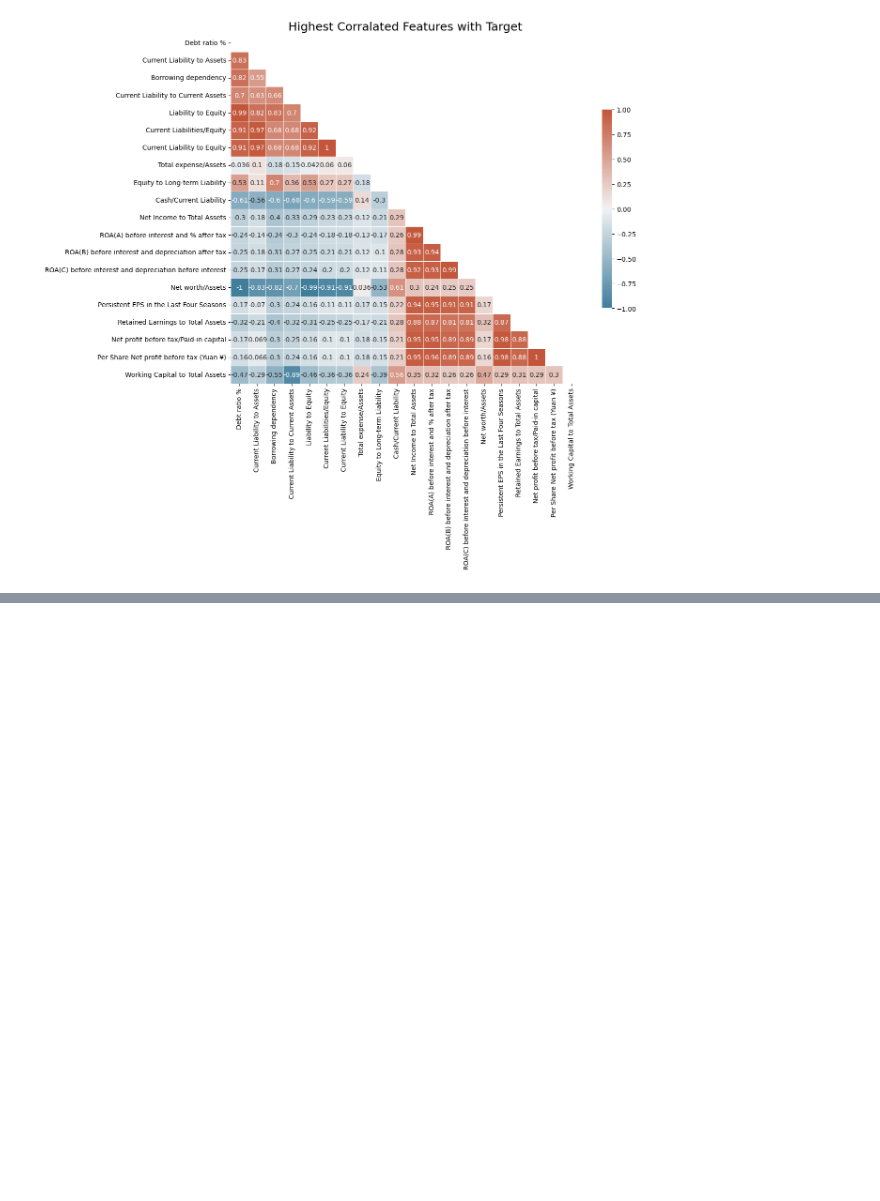
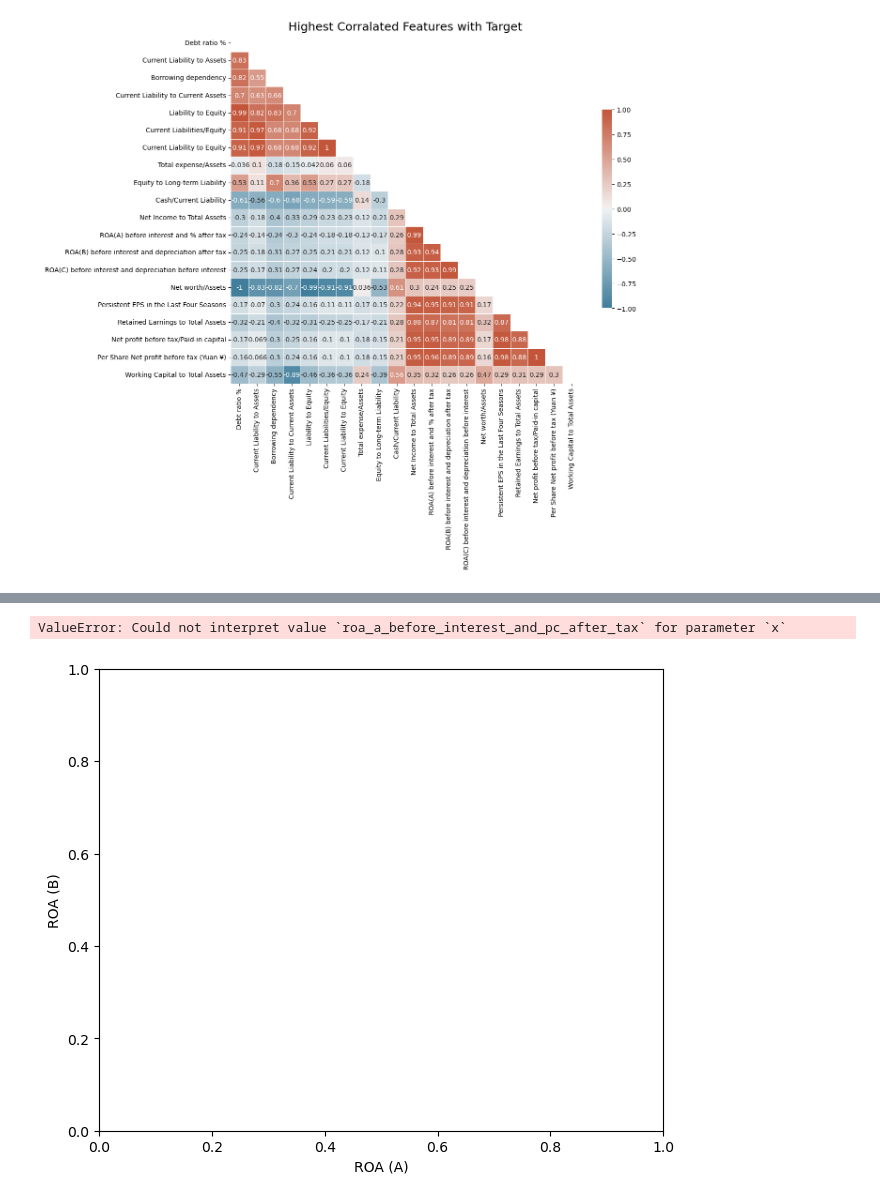
Before and after one commit to Zberich/Bankrupcy-prediction, a Jupyter notebook: Bankrupcy prediction project.ipynb, the cells around one changed output, grey strips where cells are left out. Cells and saved outputs as stored; diff of their text form; code cells hidden in the pictures; blank space fills up the shorter version.

```diff
--- a/Bankrupcy prediction project.ipynb
+++ b/Bankrupcy prediction project.ipynb
@@ -237,0 +332,25 @@ The map help to see the correlation betxween the feature; we can then eliminate
+# %%
+plt.figure(figsize=(16, 6))
+#plt.suptitle("Correlation Between Negative Attributes")
+plt.subplot(1, 2, 1)
+plt.xlabel("ROA (A)")
+plt.ylabel("ROA (B)")
+sns.scatterplot(
+    data=data,
+    x="roa_a_before_interest_and_pc_after_tax",
+    y="roa_b_before_interest_and_depreciation_after_tax",
+    color="black",
+)
+plt.subplot(1, 2, 2)
+plt.xlabel("Net Worth")
+plt.ylabel("ROA (C)")
+sns.scatterplot(
+    data=data,
+    x="net_worth_assets",
+    y="roa_c_before_interest_and_depreciation_before_interest",
+    color="black",
+)
+plt.tight_layout(pad=0.8)
+# %% [output]
+ValueError: Could not interpret value `roa_a_before_interest_and_pc_after_tax` for parameter `x`
+[figure, added]
```
Also changed, not shown: parts of 15 cells of this notebook.
